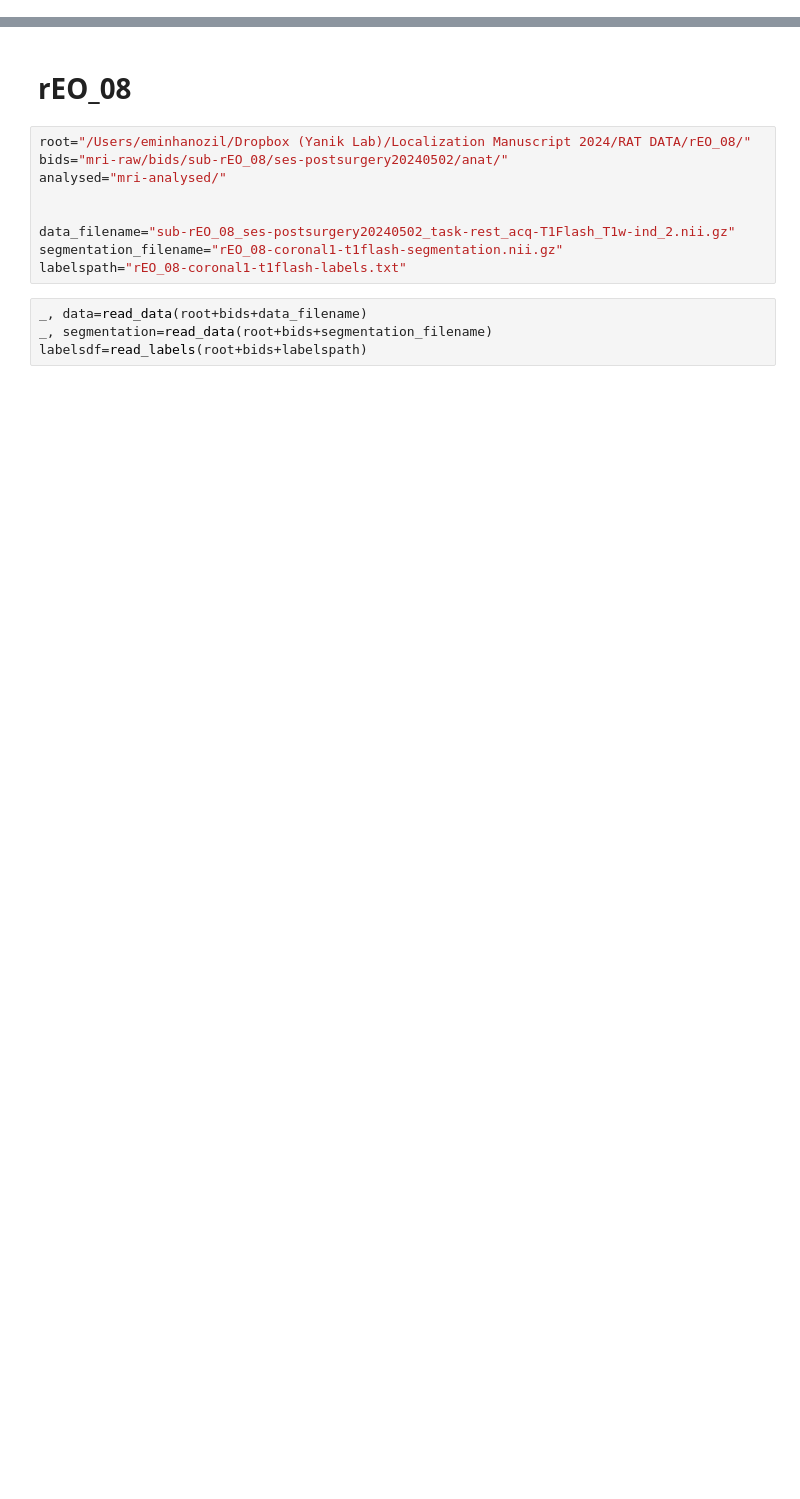
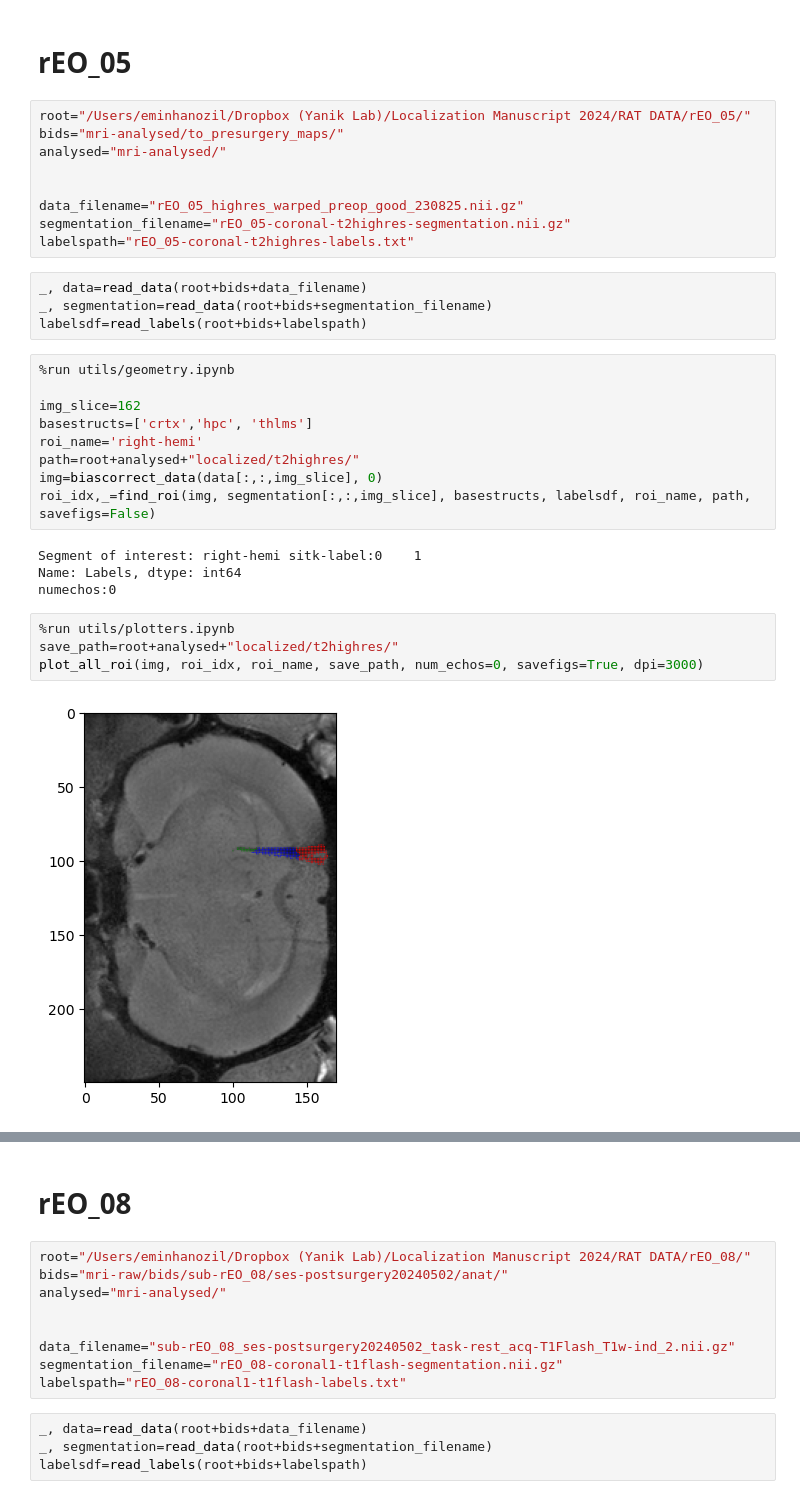
Before and after one commit to eozil/electrode-localization, a Jupyter notebook: mri/localizer.ipynb, the cells around one changed output, grey strips where cells are left out. Saved outputs shown, nothing was run; the diff lists cells and outputs as text; blank space fills up the shorter version.

```diff
--- a/mri/localizer.ipynb
+++ b/mri/localizer.ipynb
@@ -18,0 +21,34 @@ plt.rcParams['ps.fonttype'] = 42
+# %% [markdown]
+# rEO_05
+# %%
+root="/Users/eminhanozil/Dropbox (Yanik Lab)/Localization Manuscript 2024/RAT DATA/rEO_05/"
+bids="mri-analysed/to_presurgery_maps/"
+analysed="mri-analysed/"
+
+
+data_filename="rEO_05_highres_warped_preop_good_230825.nii.gz"
+segmentation_filename="rEO_05-coronal-t2highres-segmentation.nii.gz"
+labelspath="rEO_05-coronal-t2highres-labels.txt"
+# %%
+_, data=read_data(root+bids+data_filename)
+_, segmentation=read_data(root+bids+segmentation_filename)
+labelsdf=read_labels(root+bids+labelspath)
+# %%
+%run utils/geometry.ipynb
+
+img_slice=162
+basestructs=['crtx','hpc', 'thlms']
+roi_name='right-hemi'
+path=root+analysed+"localized/t2highres/"
+img=biascorrect_data(data[:,:,img_slice], 0)
+roi_idx,_=find_roi(img, segmentation[:,:,img_slice], basestructs, labelsdf, roi_name, path, savefigs=False)
+# %% [output]
+Segment of interest: right-hemi sitk-label:0    1
+Name: Labels, dtype: int64
+numechos:0
+# %%
+%run utils/plotters.ipynb
+save_path=root+analysed+"localized/t2highres/"
+plot_all_roi(img, roi_idx, roi_name, save_path, num_echos=0, savefigs=True, dpi=3000)
+# %% [output]
+[figure, added]
```
Also changed, not shown: parts of 22 cells of this notebook.
